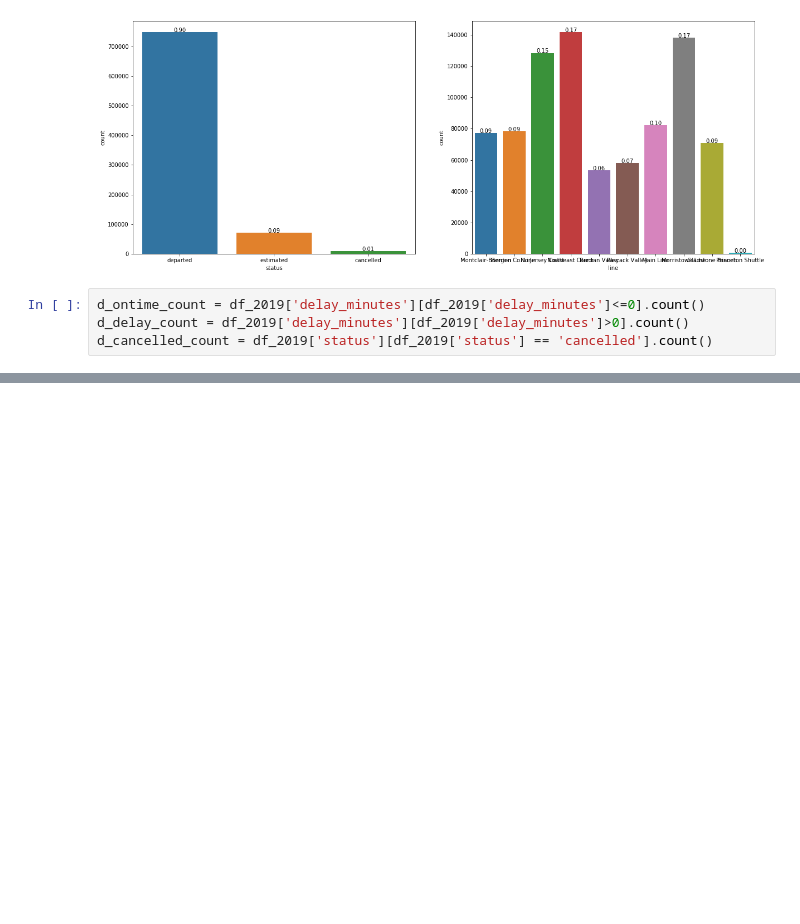
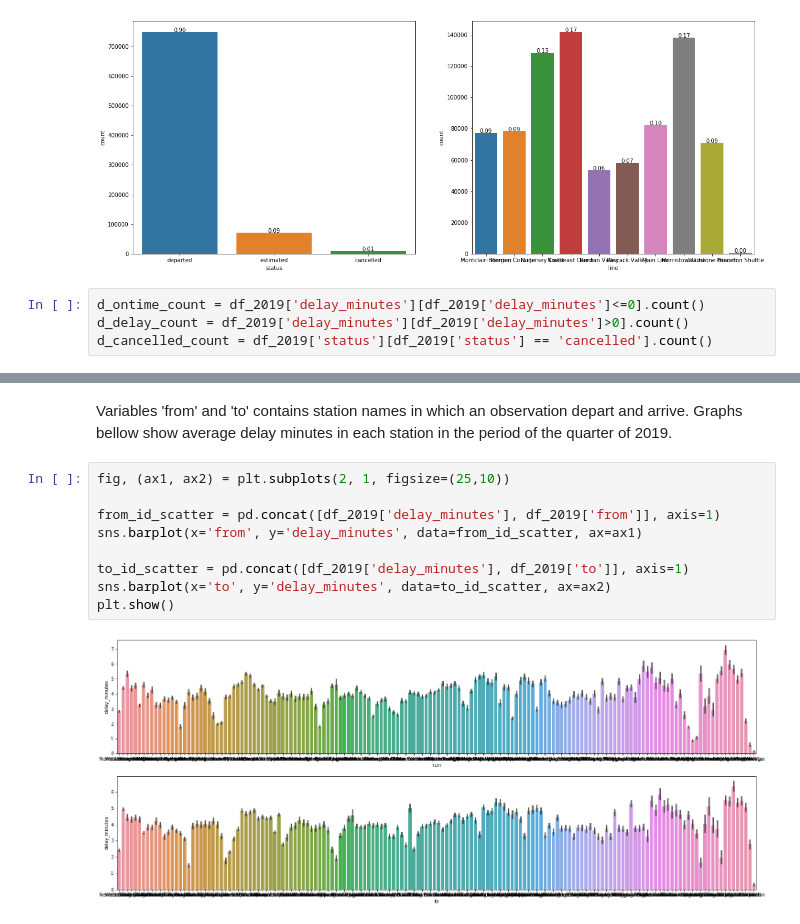
Before and after one commit to fazel74/Thinkful, a Jupyter notebook: 34.Capstone3-Unsupervised-Learning.ipynb, the cells around one changed output, grey strips where cells are left out. Saved outputs shown, nothing was run; the diff lists cells and outputs as text; blank space fills up the shorter version.

```diff
--- a/34.Capstone3-Unsupervised-Learning.ipynb
+++ b/34.Capstone3-Unsupervised-Learning.ipynb
@@ -336,0 +356,13 @@ df_2019 = df_2019.drop(columns=['train_id','from_id','to_id','type'], axis=1)
+# %% [markdown]
+Variables 'from' and 'to' contains station names in which an observation depart and arrive. Graphs bellow show average delay minutes in each station in the period of the quarter of 2019.
+# %%
+fig, (ax1, ax2) = plt.subplots(2, 1, figsize=(25,10))
+
+from_id_scatter = pd.concat([df_2019['delay_minutes'], df_2019['from']], axis=1)
+sns.barplot(x='from', y='delay_minutes', data=from_id_scatter, ax=ax1)
+
+to_id_scatter = pd.concat([df_2019['delay_minutes'], df_2019['to']], axis=1)
+sns.barplot(x='to', y='delay_minutes', data=to_id_scatter, ax=ax2)
+plt.show()
+# %% [output]
+[figure, added]
```
Also changed, not shown: parts of 39 cells of this notebook.
